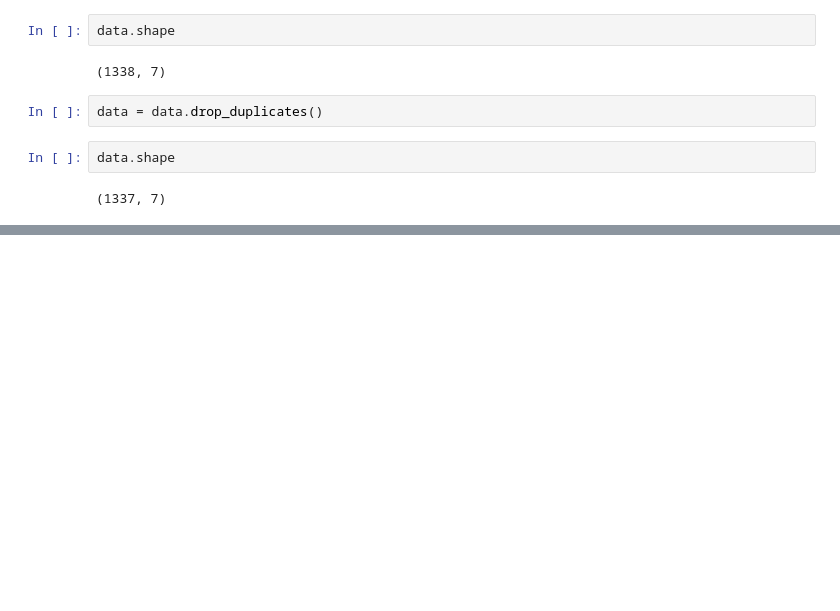
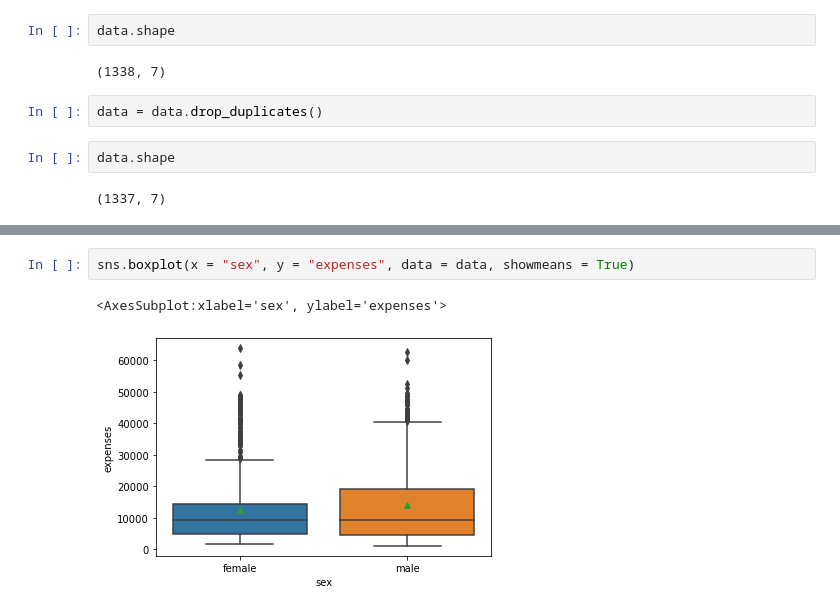
Before and after one commit to Meghana0804/Insurance-Premium, a Jupyter notebook: Insurance Premium NB.ipynb, the cells around one changed output, grey strips where cells are left out. Drawn from its saved outputs; the diff is of its cells as text; blank space fills up the shorter version.

```diff
--- a/Insurance Premium NB.ipynb
+++ b/Insurance Premium NB.ipynb
@@ -103,0 +127,5 @@ data.shape
+# %%
+sns.boxplot(x = "sex", y = "expenses", data = data, showmeans = True)
+# %% [output]
+<AxesSubplot:xlabel='sex', ylabel='expenses'>
+[figure, added]
```
Also changed, not shown: parts of 14 cells of this notebook.
